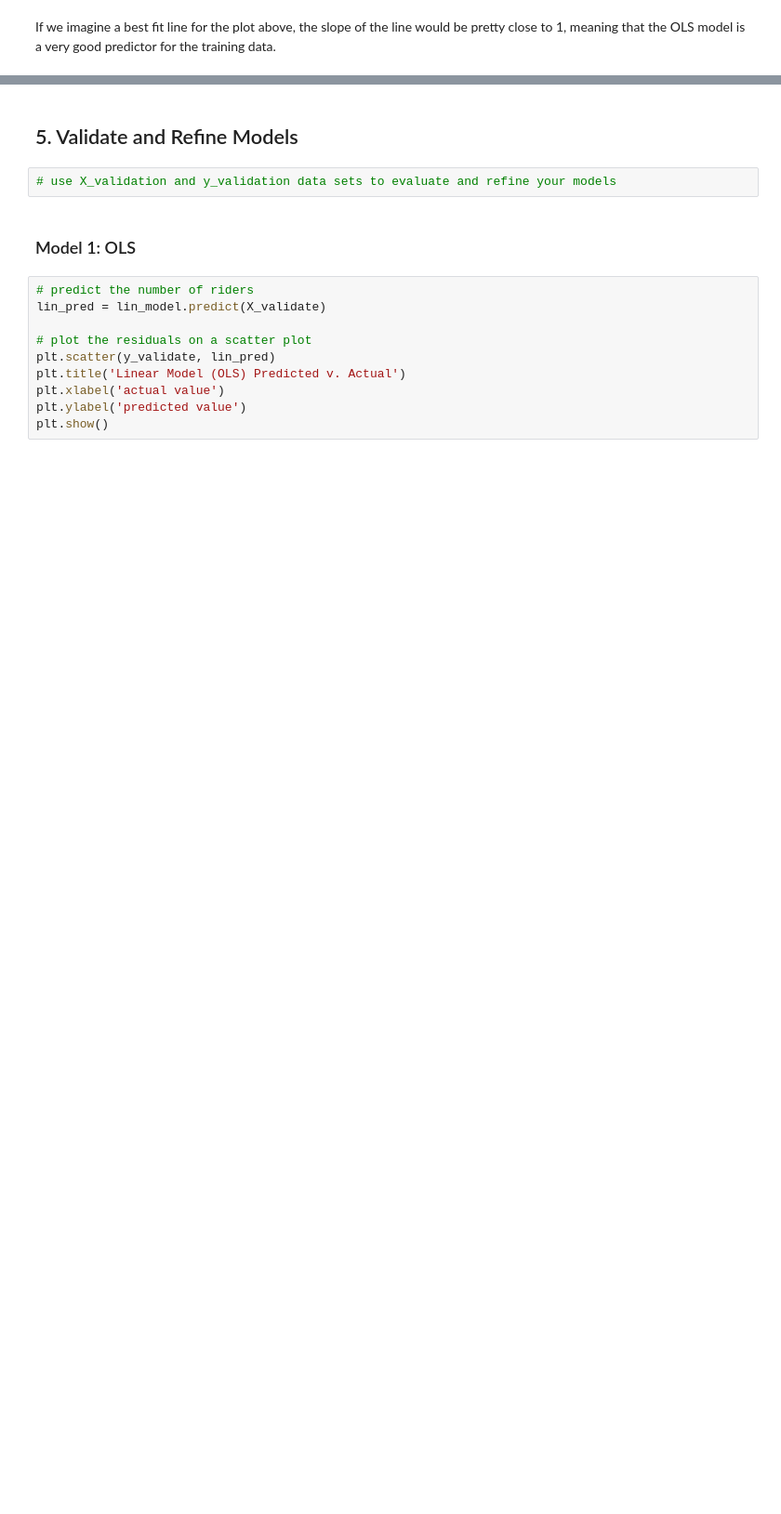
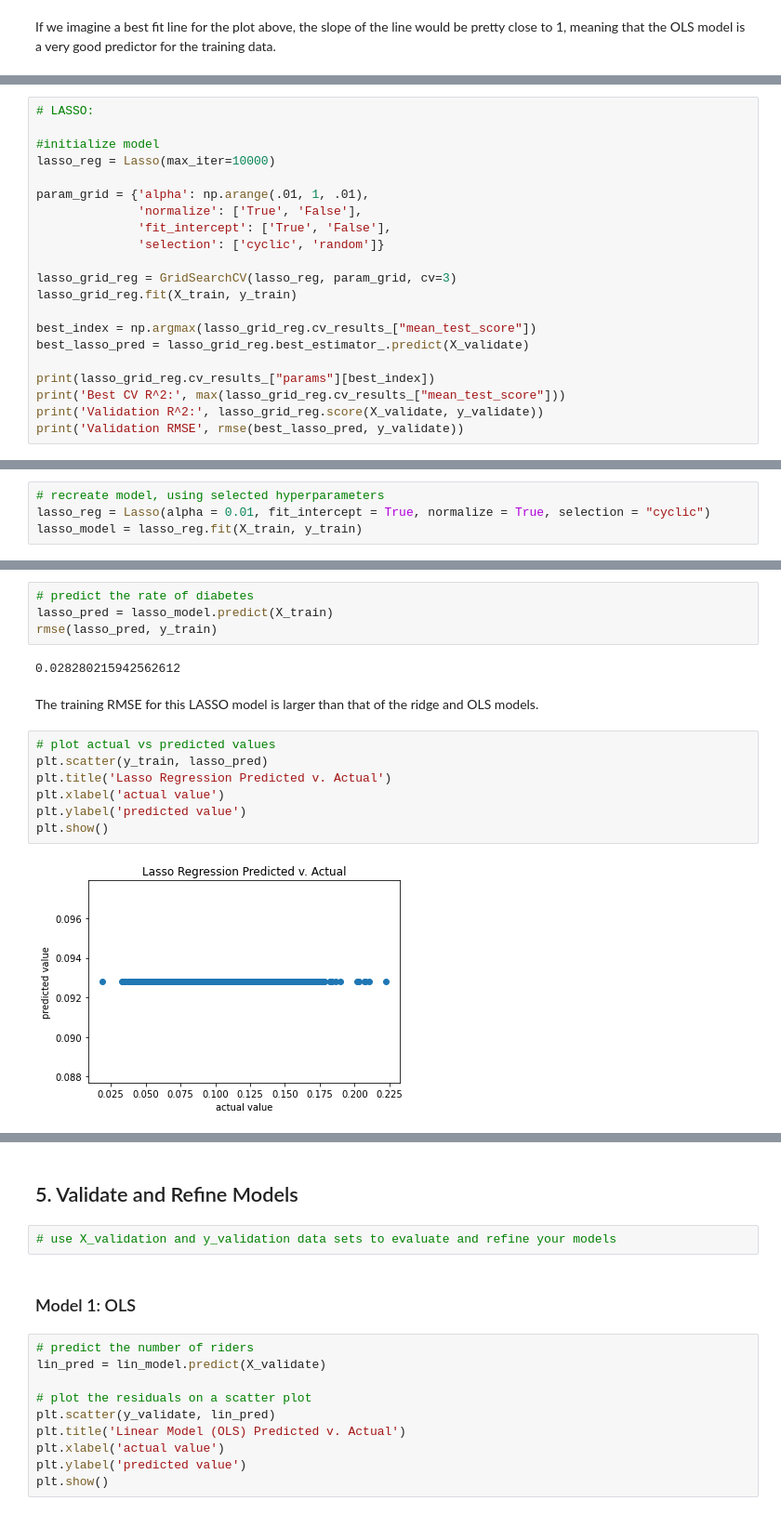
Before and after one commit to alonzoack/CSS_Project2_Group5, a Jupyter notebook: Project 2 Students.ipynb, the cells around one changed output, grey strips where cells are left out. Shown at 93% size. Cells and saved outputs as stored; diff of their text form; blank space fills up the shorter version.

```diff
--- a/Project 2 Students.ipynb
+++ b/Project 2 Students.ipynb
@@ -440,0 +575,21 @@ If we imagine a best fit line for the plot above, the slope of the line would be
+# %%
+# LASSO:
+
+#initialize model
+lasso_reg = Lasso(max_iter=10000)
+
+param_grid = {'alpha': np.arange(.01, 1, .01),
+              'normalize': ['True', 'False'],
+              'fit_intercept': ['True', 'False'],
+              'selection': ['cyclic', 'random']}
+
+lasso_grid_reg = GridSearchCV(lasso_reg, param_grid, cv=3)
+lasso_grid_reg.fit(X_train, y_train)
+
+best_index = np.argmax(lasso_grid_reg.cv_results_["mean_test_score"])
+best_lasso_pred = lasso_grid_reg.best_estimator_.predict(X_validate)
+
+print(lasso_grid_reg.cv_results_["params"][best_index])
+print('Best CV R^2:', max(lasso_grid_reg.cv_results_["mean_test_score"]))
+print('Validation R^2:', lasso_grid_reg.score(X_validate, y_validate))
+print('Validation RMSE', rmse(best_lasso_pred, y_validate))
@@ -440,0 +603,4 @@ If we imagine a best fit line for the plot above, the slope of the line would be
+# %%
+# recreate model, using selected hyperparameters
+lasso_reg = Lasso(alpha = 0.01, fit_intercept = True, normalize = True, selection = "cyclic")
+lasso_model = lasso_reg.fit(X_train, y_train)
@@ -440,0 +651,17 @@ If we imagine a best fit line for the plot above, the slope of the line would be
+# %%
+# predict the rate of diabetes
+lasso_pred = lasso_model.predict(X_train)
+rmse(lasso_pred, y_train)
+# %% [output]
+0.028280215942562612
+# %% [markdown]
+The training RMSE for this LASSO model is larger than that of the ridge and OLS models.
+# %%
+# plot actual vs predicted values
+plt.scatter(y_train, lasso_pred)
+plt.title('Lasso Regression Predicted v. Actual')
+plt.xlabel('actual value')
+plt.ylabel('predicted value')
+plt.show()
+# %% [output]
+[figure, added]
```
Also changed, not shown: parts of 56 cells of this notebook.
